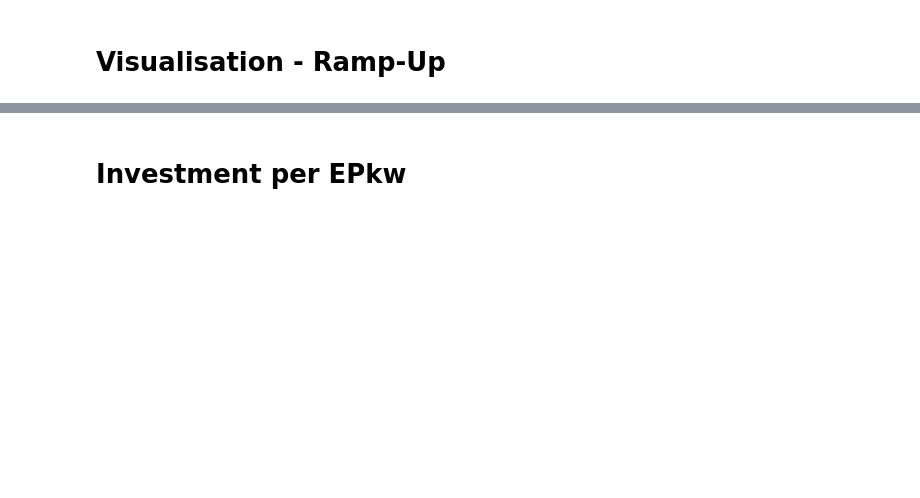
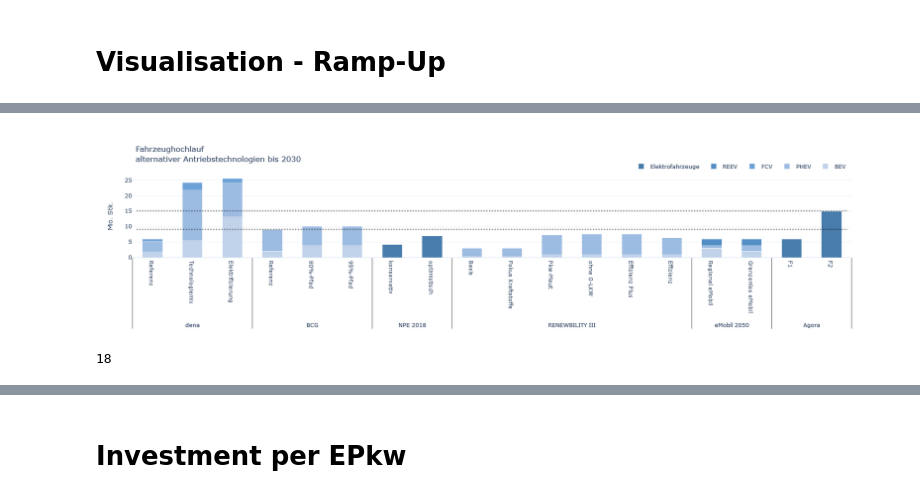
Before and after one commit to pablogallardoruiz/vis-recherche, a Jupyter notebook: python/vis_studyData.ipynb, the cells around one changed output, grey strips where cells are left out. Cells and saved outputs as stored; diff of their text form; code cells hidden in the pictures; blank space fills up the shorter version.

Commit message:
added NEP data

```diff
--- a/python/vis_studyData.ipynb
+++ b/python/vis_studyData.ipynb
@@ -19,9 +22,6 @@ pio.default_height = height
 # %%
 # Path to the data Folder
 DataPath = '\\\\FS01\\UserShares\\Kilian.Helfenbein\\github\\MA-KH-RLI\\vis-recherche\\data\\'
-
-# Path to the font Folder
-DataPath = '\\\\FS01\\UserShares\\Kilian.Helfenbein\\github\\MA-KH-RLI\\vis-recherche\\data\\'
 # %% [markdown]
 # Visualisation - Network Expension Costs
 # %%
@@ -100,6 +99,8 @@ df_RampUp = pd.read_excel(DataPath + 'RampUp_simple.xlsx', parse_dates=[2], inde
 # %%
 # 2030 data
 df_RampUp_2030 = df_RampUp.loc[:,:,'2030-01-01']
+# NEP 2035 data
+df_NEP2035 = df_RampUp.loc['NEP 2035',:,'2035-01-01'].dropna(axis=1)
 
 # define xlabels
 xlabels = [list(df_RampUp_2030.index.get_level_values(0)),
@@ -121,6 +122,10 @@ for idx, tech in enumerate(df_RampUp_2030.columns):
         )
     )
 
+#fig.add_trace(
+#    go.
+#)
+
 # specify layout
 fig.update_layout(
     autosize=False,
@@ -140,6 +145,36 @@ fig.update_layout(
         xanchor="right",
         x=1
     ),
+    shapes=[
+        dict(
+            type = 'line',
+            yref = 'y1',
+            y0 = df_NEP2035.iloc[0][0],
+            y1 = df_NEP2035.iloc[0][0],
+            xref = 'x1',
+            x0 = -0.4,
+            x1 = len(df_RampUp_2030)-0.6,
+            line = dict(
+                color = 'rgba(0, 0, 0, 0.4)',
+                width = 3,
+                dash = 'dot',
+            )
+        ),
+        dict(
+            type = 'line',
+            yref = 'y',
+            y0 = df_NEP2035.iloc[2][0],
+            y1 = df_NEP2035.iloc[2][0],
+            xref = 'x',
+            x0 = -0.4,
+            x1 = len(df_RampUp_2030)-0.6,
+            line = dict(
+                color = 'rgba(0, 0, 0, 0.4)',
+                width = 3,
+                dash = 'dot',
+            )
+        )
+    ],
     title_text='Fahrzeughochlauf<br>alternativer Antriebstechnologien bis 2030',
     template='plotly_white',
     barmode='stack',
@@ -154,3 +188,8 @@ fig.show()
+[figure, added]
+# %%
+len(df_RampUp_2030)
+# %% [output]
+18
 # %%
 # 2050 data
 df_RampUp_2050 = df_RampUp.loc[:,:,'2050-01-01']
```
Also changed, not shown: parts of 6 cells of this notebook.
